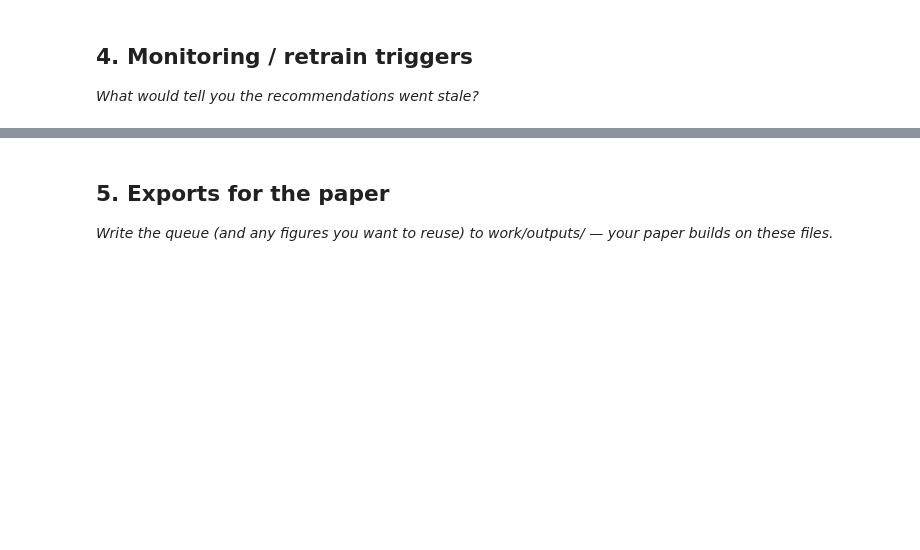
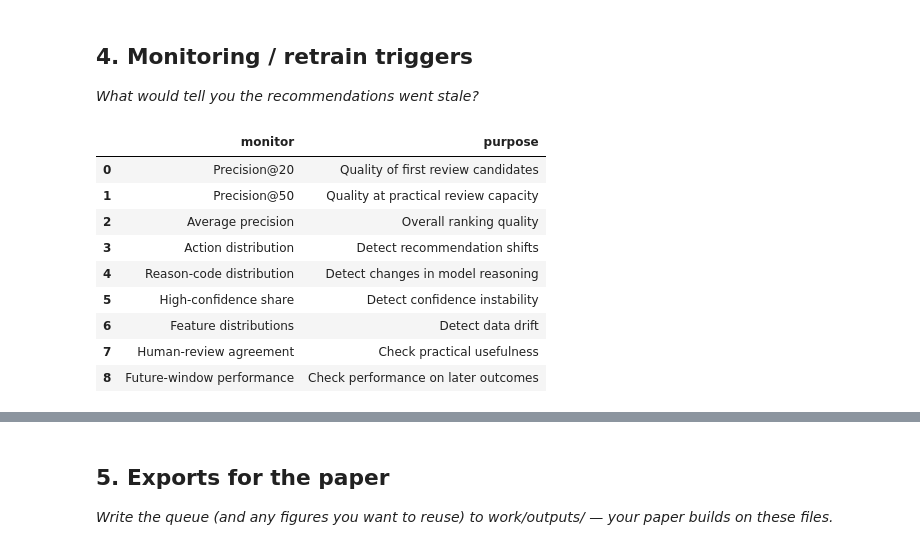
Before and after one commit to Nayab-khalid/FlyRank-AI-Internship, a Jupyter notebook: work/notebooks/w07_action_playbook.ipynb, the cells around one changed output, grey strips where cells are left out. Cells and saved outputs as stored; diff of their text form; code cells hidden in the pictures; blank space fills up the shorter version.

```diff
--- a/work/notebooks/w07_action_playbook.ipynb
+++ b/work/notebooks/w07_action_playbook.ipynb
@@ -36,0 +773,84 @@ This skeleton is yours to fill. Work the sections **in order** — each one has
+# %%
+# ============================================================
+# 4. MONITORING / RETRAIN TRIGGERS
+# ============================================================
+
+# REASONING:
+# The recommendations should be considered stale when the evidence
+# supporting the ranking changes materially.
+#
+# The most important monitoring measures are:
+#
+# - Precision@20
+# - Precision@50
+# - Average Precision
+# - action distribution
+# - reason-code distribution
+# - high-confidence recommendation share
+# - feature distribution
+# - human-review agreement
+# - performance on a later outcome window
+#
+# REVALIDATE OR RETRAIN WHEN:
+#
+# 1. Precision@20 or Precision@50 falls materially on new outcomes.
+# 2. Input feature distributions change substantially.
+# 3. The high-confidence recommendation share changes sharply.
+# 4. New content types or clients dominate the queue.
+# 5. Human reviewers repeatedly reject top-ranked recommendations.
+# 6. The target definition changes.
+# 7. A proper future-window outcome becomes available.
+#
+# These are practical monitoring triggers.
+# They are NOT claimed research findings or validated thresholds.
+#
+# A stronger future validation design should use past-window features
+# and evaluate performance on a later outcome window.
+#
+# A leakage audit should be performed whenever the feature window
+# or target definition changes.
+
+
+monitoring_plan = pd.DataFrame({
+    "monitor": [
+        "Precision@20",
+        "Precision@50",
+        "Average precision",
+        "Action distribution",
+        "Reason-code distribution",
+        "High-confidence share",
+        "Feature distributions",
+        "Human-review agreement",
+        "Future-window performance"
+    ],
+    "purpose": [
+        "Quality of first review candidates",
+        "Quality at practical review capacity",
+        "Overall ranking quality",
+        "Detect recommendation shifts",
+        "Detect changes in model reasoning",
+        "Detect confidence instability",
+        "Detect data drift",
+        "Check practical usefulness",
+        "Check performance on later outcomes"
+    ]
+})
+
+display(monitoring_plan)
+
+print("\nMONITORING PLAN CREATED: PASS")
+print(
+    "Retraining should follow evidence of degraded ranking quality, "
+    "data drift, target changes, or poor future-window performance."
+)
+# %% [output]
+|  | monitor | purpose |
+| 0 | Precision@20 | Quality of first review candidates |
+| 1 | Precision@50 | Quality at practical review capacity |
+| 2 | Average precision | Overall ranking quality |
+| 3 | Action distribution | Detect recommendation shifts |
+| 4 | Reason-code distribution | Detect changes in model reasoning |
+| 5 | High-confidence share | Detect confidence instability |
+| 6 | Feature distributions | Detect data drift |
+| 7 | Human-review agreement | Check practical usefulness |
+| 8 | Future-window performance | Check performance on later outcomes |
```
Also changed, not shown: parts of 11 cells of this notebook.
